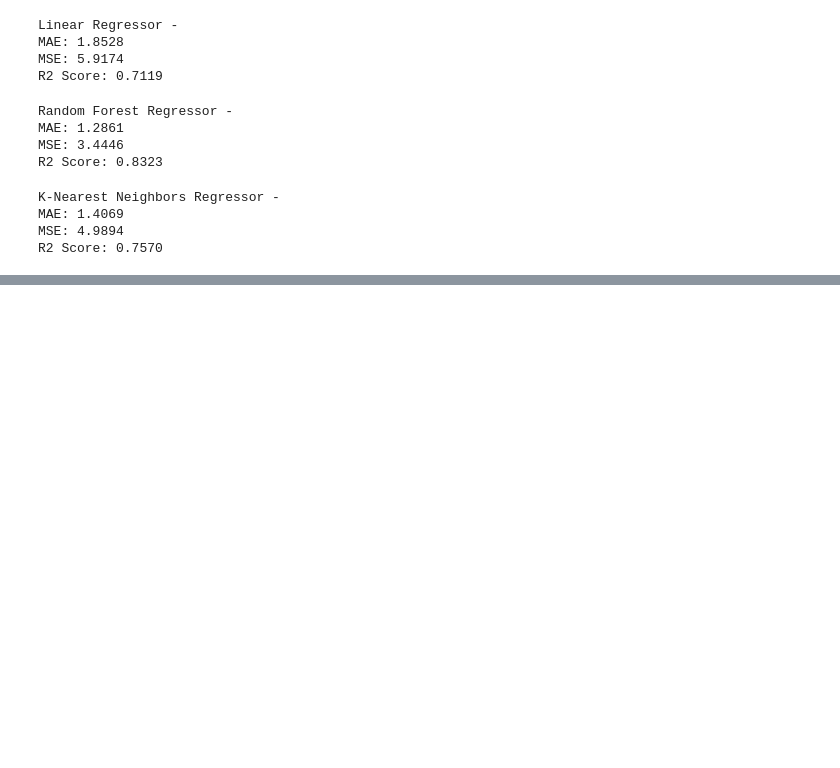
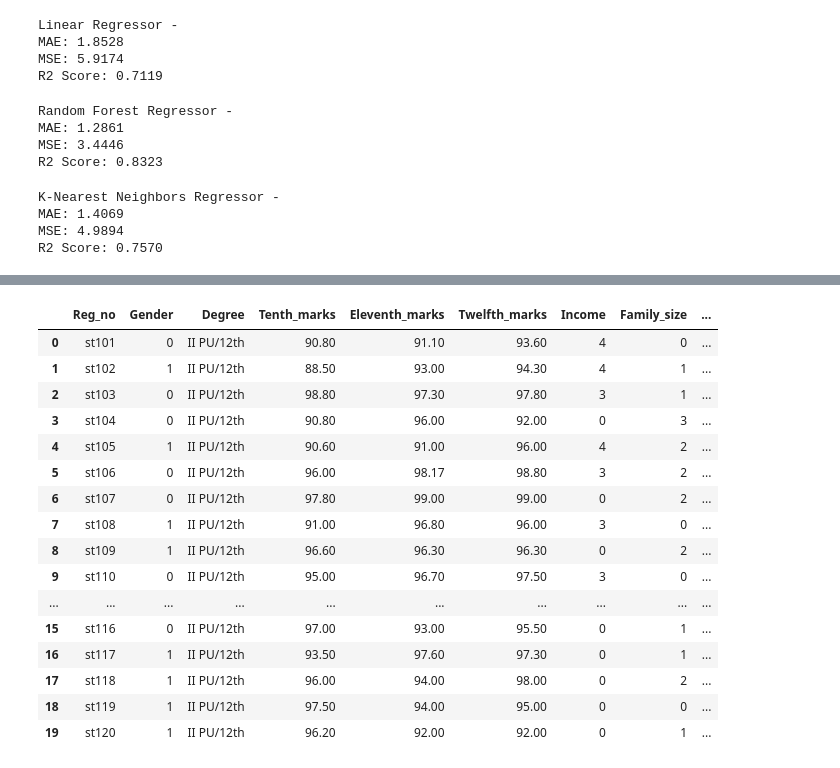
Before and after one commit to SagarNRao/Data_analysis---student_grade_prediction, a Jupyter notebook: 12th_prediction.ipynb, the cells around one changed output, grey strips where cells are left out. Cells and saved outputs as stored; diff of their text form; code cells hidden in the pictures; blank space fills up the shorter version.

```diff
--- a/12th_prediction.ipynb
+++ b/12th_prediction.ipynb
@@ -131,0 +173,20 @@ R2 Score: 0.7570
+# %%
+data.head(20)
+# %% [output]
+|  | Reg_no | Gender | Degree | Tenth_marks | Eleventh_marks | Twelfth_marks | Income | Family_size | ... |
+| 0 | st101 | 0 | II PU/12th | 90.80 | 91.10 | 93.60 | 4 | 0 | ... |
+| 1 | st102 | 1 | II PU/12th | 88.50 | 93.00 | 94.30 | 4 | 1 | ... |
+| 2 | st103 | 0 | II PU/12th | 98.80 | 97.30 | 97.80 | 3 | 1 | ... |
+| 3 | st104 | 0 | II PU/12th | 90.80 | 96.00 | 92.00 | 0 | 3 | ... |
+| 4 | st105 | 1 | II PU/12th | 90.60 | 91.00 | 96.00 | 4 | 2 | ... |
+| 5 | st106 | 0 | II PU/12th | 96.00 | 98.17 | 98.80 | 3 | 2 | ... |
+| 6 | st107 | 0 | II PU/12th | 97.80 | 99.00 | 99.00 | 0 | 2 | ... |
+| 7 | st108 | 1 | II PU/12th | 91.00 | 96.80 | 96.00 | 3 | 0 | ... |
+| 8 | st109 | 1 | II PU/12th | 96.60 | 96.30 | 96.30 | 0 | 2 | ... |
+| 9 | st110 | 0 | II PU/12th | 95.00 | 96.70 | 97.50 | 3 | 0 | ... |
+| ... | ... | ... | ... | ... | ... | ... | ... | ... | ... |
+| 15 | st116 | 0 | II PU/12th | 97.00 | 93.00 | 95.50 | 0 | 1 | ... |
+| 16 | st117 | 1 | II PU/12th | 93.50 | 97.60 | 97.30 | 0 | 1 | ... |
+| 17 | st118 | 1 | II PU/12th | 96.00 | 94.00 | 98.00 | 0 | 2 | ... |
+| 18 | st119 | 1 | II PU/12th | 97.50 | 94.00 | 95.00 | 0 | 0 | ... |
+| 19 | st120 | 1 | II PU/12th | 96.20 | 92.00 | 92.00 | 0 | 1 | ... |
```
Also changed, not shown: parts of 3 cells of this notebook, 4 other files.
